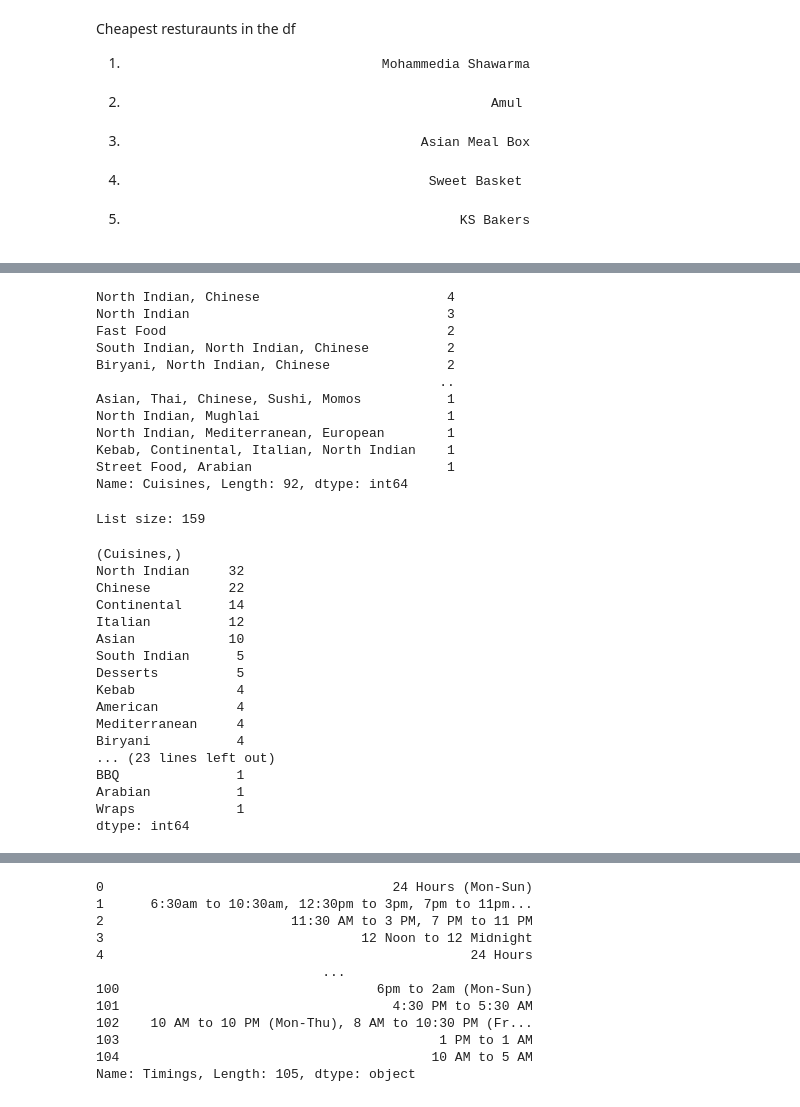
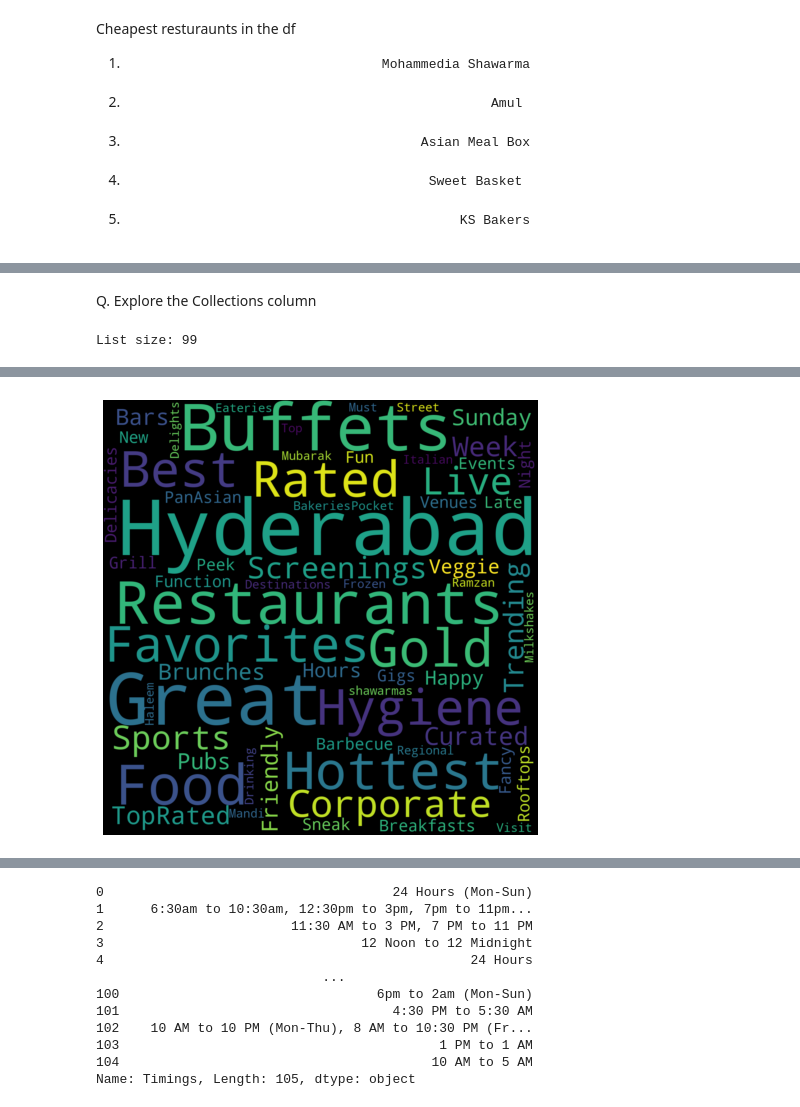
Before and after one commit to NaithaniAR/CapstoneProject-MLClustering, a Jupyter notebook: ZOMATO_RESTAURANT_CLUSTERING_AND_SENTIMENT_ANALYSIS.ipynb, the cells around one changed output, grey strips where cells are left out. Drawn from its saved outputs; the diff is of its cells as text; code cells hidden in the pictures.

```diff
--- a/ZOMATO_RESTAURANT_CLUSTERING_AND_SENTIMENT_ANALYSIS.ipynb
+++ b/ZOMATO_RESTAURANT_CLUSTERING_AND_SENTIMENT_ANALYSIS.ipynb
@@ -451,37 +482,0 @@ b=unique_list(b)
-# %%
-meta_df['Cuisines'].value_counts()
-# %% [output]
-North Indian, Chinese                        4
-North Indian                                 3
-Fast Food                                    2
-South Indian, North Indian, Chinese          2
-Biryani, North Indian, Chinese               2
-                                            ..
-Asian, Thai, Chinese, Sushi, Momos           1
-North Indian, Mughlai                        1
-North Indian, Mediterranean, European        1
-Kebab, Continental, Italian, North Indian    1
-Street Food, Arabian                         1
-Name: Cuisines, Length: 92, dtype: int64
-# %%
-a,c=Row_lis2(meta_df,'Cuisines')
-a.value_counts()
-# %% [output]
-List size: 159
-(Cuisines,)
-North Indian     32
-Chinese          22
-Continental      14
-Italian          12
-Asian            10
-South Indian      5
-Desserts          5
-Kebab             4
-American          4
-Mediterranean     4
-Biryani           4
-... (23 lines left out)
-BBQ               1
-Arabian           1
-Wraps             1
-dtype: int64
@@ -489,0 +483,15 @@ c= unique_list(c)
+# %% [markdown]
+Q. Explore the Collections column
+# %%
+'''
+Converting list of stings, list of lists into a more workable format. Ref defined function for more working.
+'''
+
+a,b=Row_lis2(meta_df,'Collections')
+
+'''
+Printing Word cloud for names of the resturaunt
+'''
+cld(b)
+# %% [output]
+List size: 99
@@ -489,0 +499 @@ c= unique_list(c)
+[figure, added]
```
Also changed, not shown: parts of 113 cells of this notebook.
